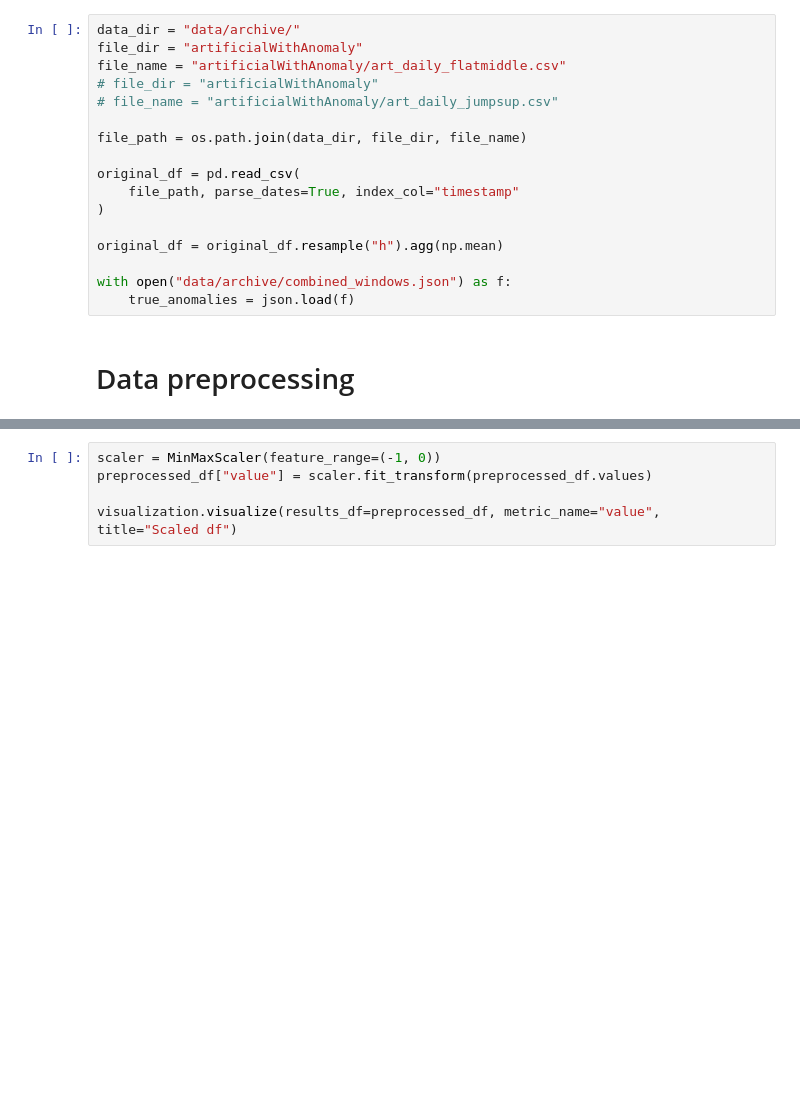
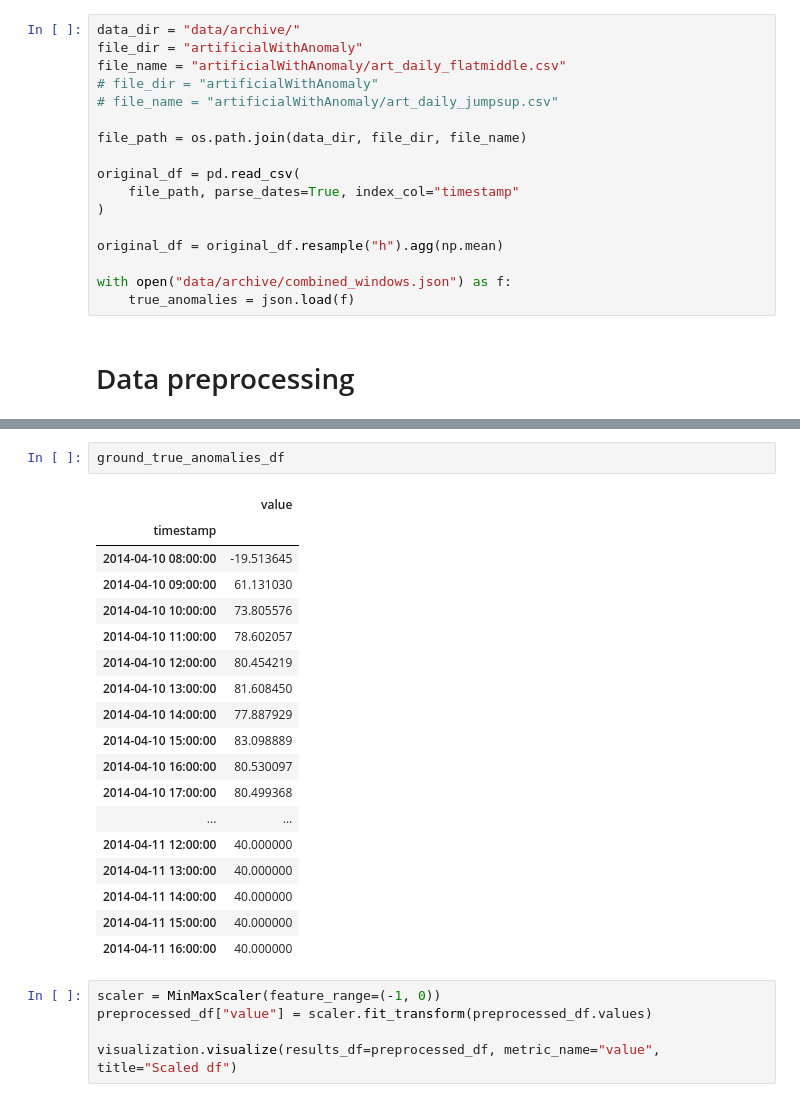
Before and after one commit to emerelte/kad, a Jupyter notebook: notebooks/sarima.ipynb, the cells around one changed output, grey strips where cells are left out. Saved outputs shown, nothing was run; the diff lists cells and outputs as text; blank space fills up the shorter version.

```diff
--- a/notebooks/sarima.ipynb
+++ b/notebooks/sarima.ipynb
@@ -61,6 +59,27 @@ preprocessed_df["gt_is_anomaly"] = [idx in ground_true_anomalies_df.index for id
 visualization.visualize(results_df=preprocessed_df, metric_name="value", title="Original df")
 # %% [output]
 [figure]
+# %%
+ground_true_anomalies_df
+# %% [output]
+|  | value |
+| timestamp |  |
+| 2014-04-10 08:00:00 | -19.513645 |
+| 2014-04-10 09:00:00 | 61.131030 |
+| 2014-04-10 10:00:00 | 73.805576 |
+| 2014-04-10 11:00:00 | 78.602057 |
+| 2014-04-10 12:00:00 | 80.454219 |
+| 2014-04-10 13:00:00 | 81.608450 |
+| 2014-04-10 14:00:00 | 77.887929 |
+| 2014-04-10 15:00:00 | 83.098889 |
+| 2014-04-10 16:00:00 | 80.530097 |
+| 2014-04-10 17:00:00 | 80.499368 |
+| ... | ... |
+| 2014-04-11 12:00:00 | 40.000000 |
+| 2014-04-11 13:00:00 | 40.000000 |
+| 2014-04-11 14:00:00 | 40.000000 |
+| 2014-04-11 15:00:00 | 40.000000 |
+| 2014-04-11 16:00:00 | 40.000000 |
 # %%
 scaler = MinMaxScaler(feature_range=(-1, 0))
 preprocessed_df["value"] = scaler.fit_transform(preprocessed_df.values)
```
Also changed, not shown: parts of 2 cells of this notebook, 5 other files.
